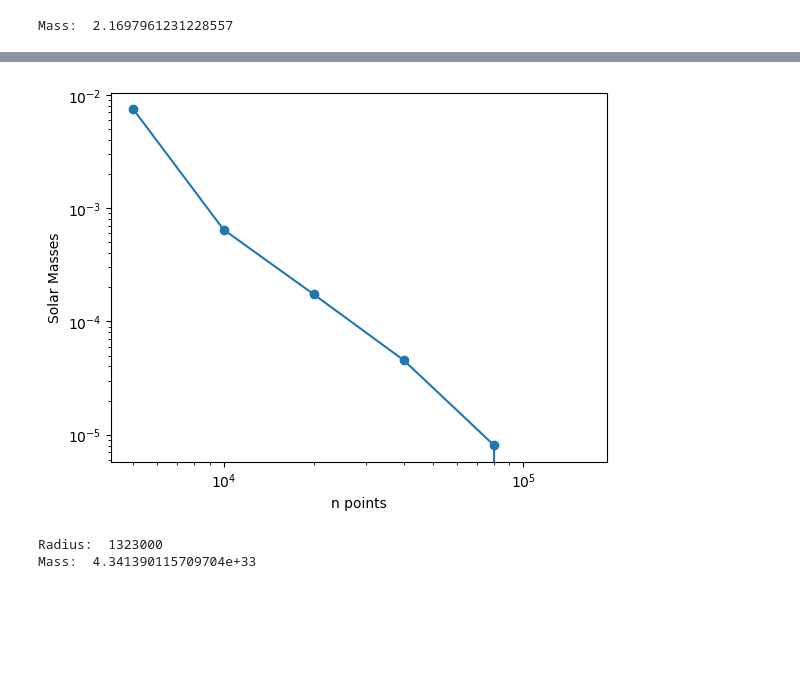
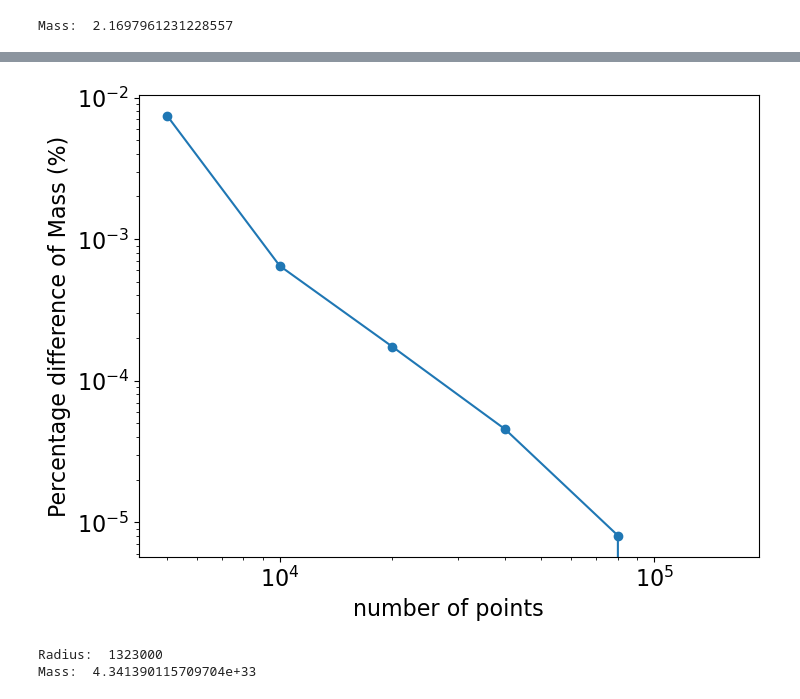
Before and after one commit to D7RV23/NS_SURP2024, a Jupyter notebook: week_2-3/neutron_star_week2.ipynb, the cells around one changed output, grey strips where cells are left out. Cells and saved outputs as stored; diff of their text form; code cells hidden in the pictures; blank space fills up the shorter version.

```diff
--- a/week_2-3/neutron_star_week2.ipynb
+++ b/week_2-3/neutron_star_week2.ipynb
@@ -541,26 +534,27 @@ plt.show()
 # %%
 npoints = [5000,10000,20000,40000,80000,160000]
 masses = [2.169943935697563,2.1697961231228557,2.169785846407223,2.169783064060471,2.1697822551328056,2.16978208040952]
 
 mass_diffs = [(m - masses[-1])/masses[-1]*100 for m in masses]
 
-fig, ax = plt.subplots(ncols=1, nrows=1)
+fig, ax = plt.subplots(ncols=1, nrows=1, figsize=(8,6))
+plt.rcParams.update({"font.size":24})
 x = npoints
-ax.set_xlabel('n points')
+ax.set_xlabel('number of points')
 # Y-axis values
 y = mass_diffs
-ax.set_ylabel('Solar Masses')
+ax.set_ylabel('Percentage difference of Mass (%)')
 
 ax.set_xscale('log')
 ax.set_yscale('log')
 
 # Function to plot
 ax.plot(x, y, "-o")
 
 # function to show the plot
 plt.show()
 # %% [output]
-[figure, old version]
+[figure, new version]
 # %%
 def gen_ns(rho_c,ds,loops):
     """
```
Also changed, not shown: parts of 8 cells of this notebook, 2 other files.
